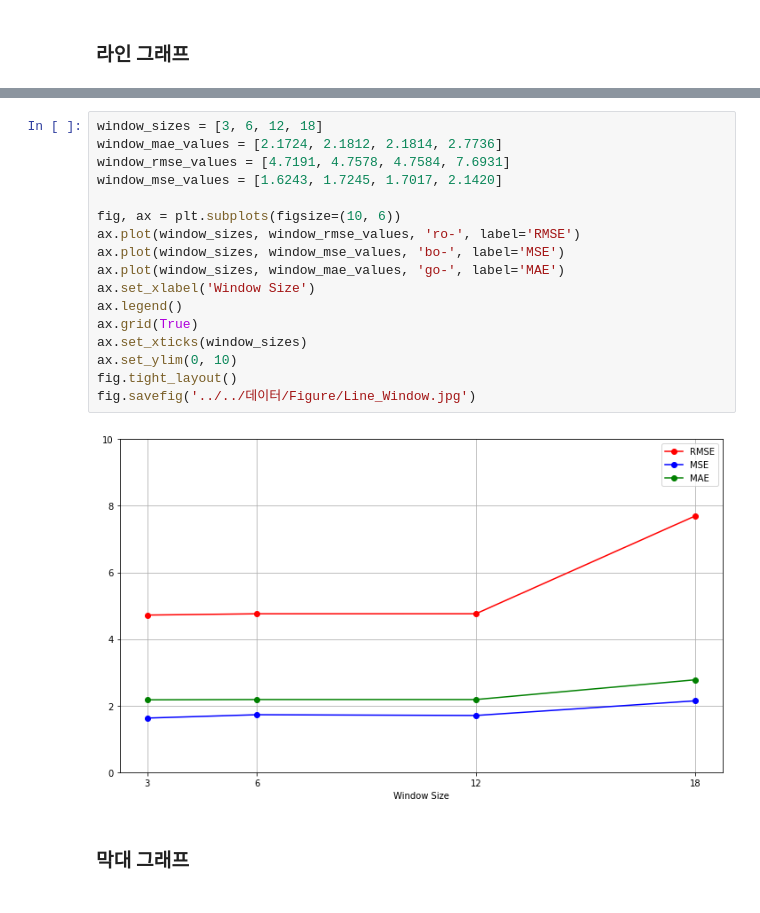
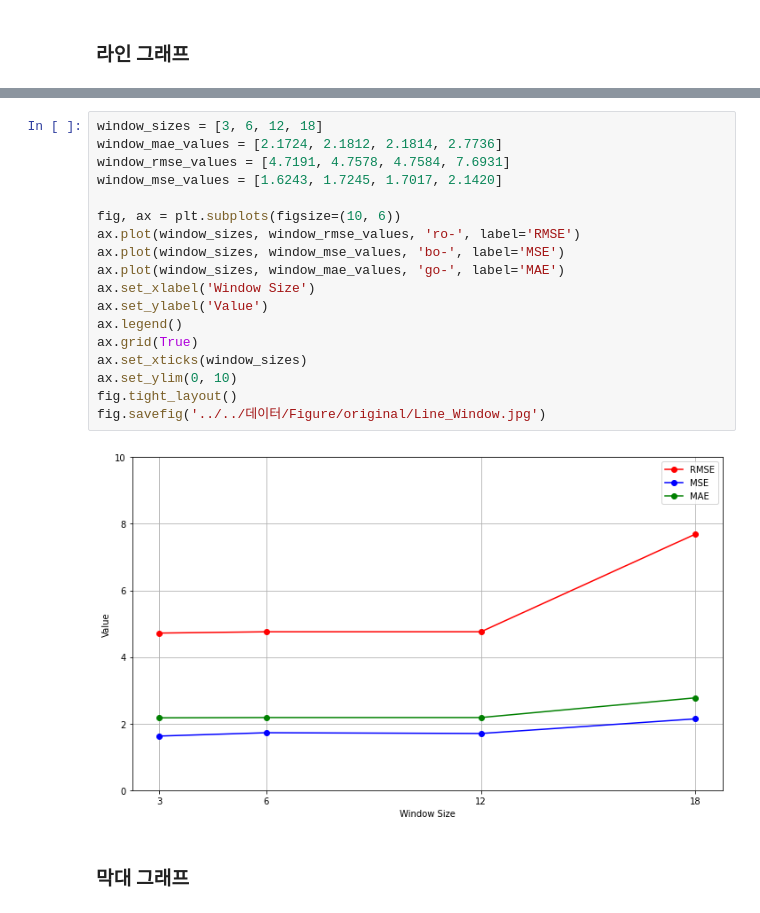
Before and after one commit to hakhyun0615/SCI_Journal, a Jupyter notebook: 코드/Analysis/analysis.ipynb, the cells around one changed output, grey strips where cells are left out. Saved outputs shown, nothing was run; the diff lists cells and outputs as text.

```diff
--- a/코드/Analysis/analysis.ipynb
+++ b/코드/Analysis/analysis.ipynb
@@ -80,22 +82,23 @@ fig.savefig('../../데이터/Figure/Line_Embedding.jpg')
 # %%
 window_sizes = [3, 6, 12, 18]
 window_mae_values = [2.1724, 2.1812, 2.1814, 2.7736]
 window_rmse_values = [4.7191, 4.7578, 4.7584, 7.6931]
 window_mse_values = [1.6243, 1.7245, 1.7017, 2.1420]
 
 fig, ax = plt.subplots(figsize=(10, 6))
 ax.plot(window_sizes, window_rmse_values, 'ro-', label='RMSE')
 ax.plot(window_sizes, window_mse_values, 'bo-', label='MSE')
 ax.plot(window_sizes, window_mae_values, 'go-', label='MAE')
 ax.set_xlabel('Window Size')
+ax.set_ylabel('Value')
 ax.legend()
 ax.grid(True)
 ax.set_xticks(window_sizes)
 ax.set_ylim(0, 10)
 fig.tight_layout()
-fig.savefig('../../데이터/Figure/Line_Window.jpg')
+fig.savefig('../../데이터/Figure/original/Line_Window.jpg')
 # %% [output]
-[figure, old version]
+[figure, new version]
 # %% [markdown]
 ### 막대 그래프
 # %%
```
Also changed, not shown: parts of 6 cells of this notebook, 32 other files.
